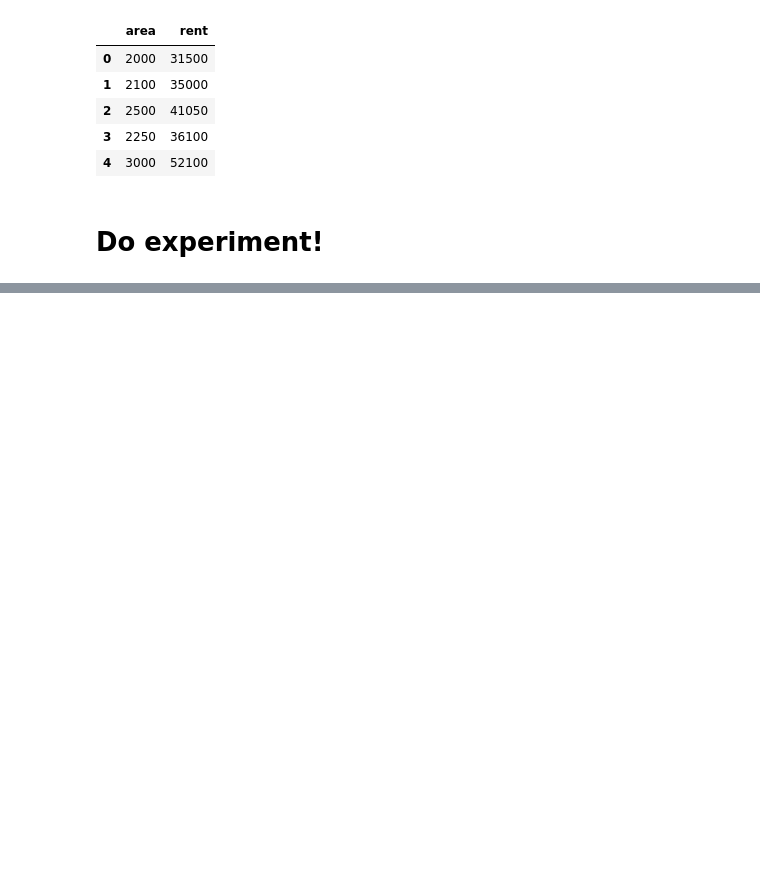
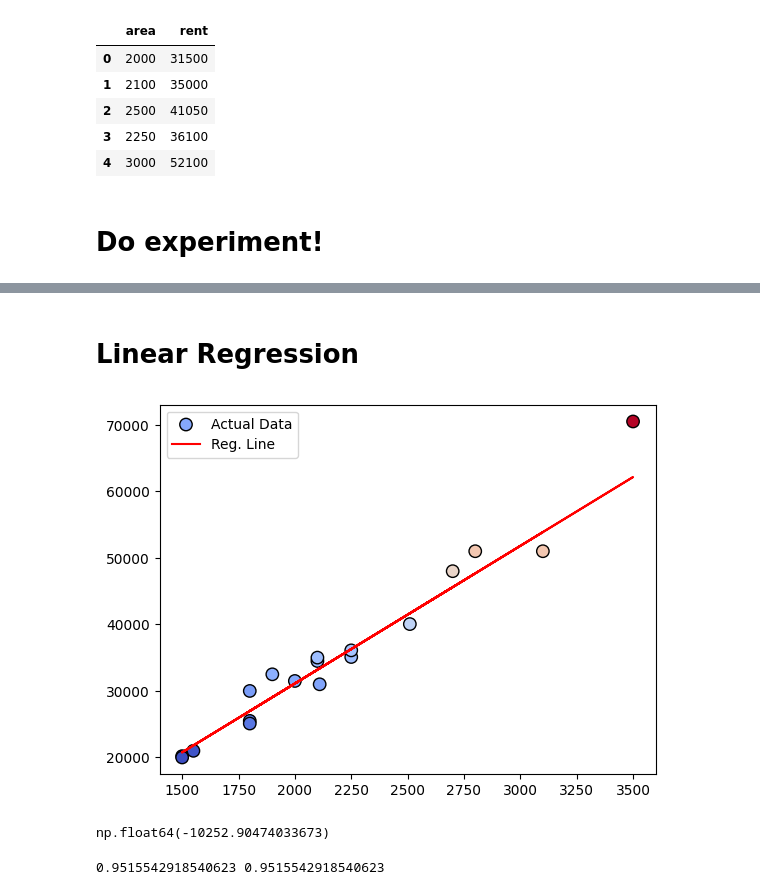
Before and after one commit to AR-Aourangazeb-Alif/Assignments, a Jupyter notebook: Assignment-2/Assignment.ipynb, the cells around one changed output, grey strips where cells are left out. Cells and saved outputs as stored; diff of their text form; code cells hidden in the pictures; blank space fills up the shorter version.

Commit message:
Simple Linear Regression

```diff
--- a/Assignment-2/Assignment.ipynb
+++ b/Assignment-2/Assignment.ipynb
@@ -13,0 +60,33 @@ df.head()
+# %%
+# Splitting data
+x = df.iloc[:,[0]]
+y=df.iloc[:,1]
+x_train, x_test, y_train, y_test = train_test_split(x, y, test_size=0.3, random_state=42)
+# %% [markdown]
+# Linear Regression
+# %%
+sk_model_1 = LinearRegression()
+sk_model_1.fit(x_train, y_train)
+sk_model_1_coef = sk_model_1.coef_
+sk_model_1_intercept = sk_model_1.intercept_
+
+sk_model_1_pred = sk_model_1.predict(x_test)
+sk_model_1_r2 = r2_score(y_test, sk_model_1_pred)
+
+plt.scatter(x_test,
+            y_test,
+            label="Actual Data",
+            c=y_test,
+            cmap='coolwarm',
+            edgecolors='k',
+            s=80
+            )
+plt.plot(x_test, sk_model_1_pred, color='red', label="Reg. Line")
+plt.legend()
+plt.show()
+
+sk_model_1_r2
+sk_model_1.intercept_
+# %% [output]
+[figure, added]
+np.float64(-10252.90474033673)
@@ -13,0 +101,4 @@ df.head()
+# %%
+print(sk_model_1_r2, my_model_1_r2)
+# %% [output]
+0.9515542918540623 0.9515542918540623
```
Also changed, not shown: parts of 5 cells of this notebook.
